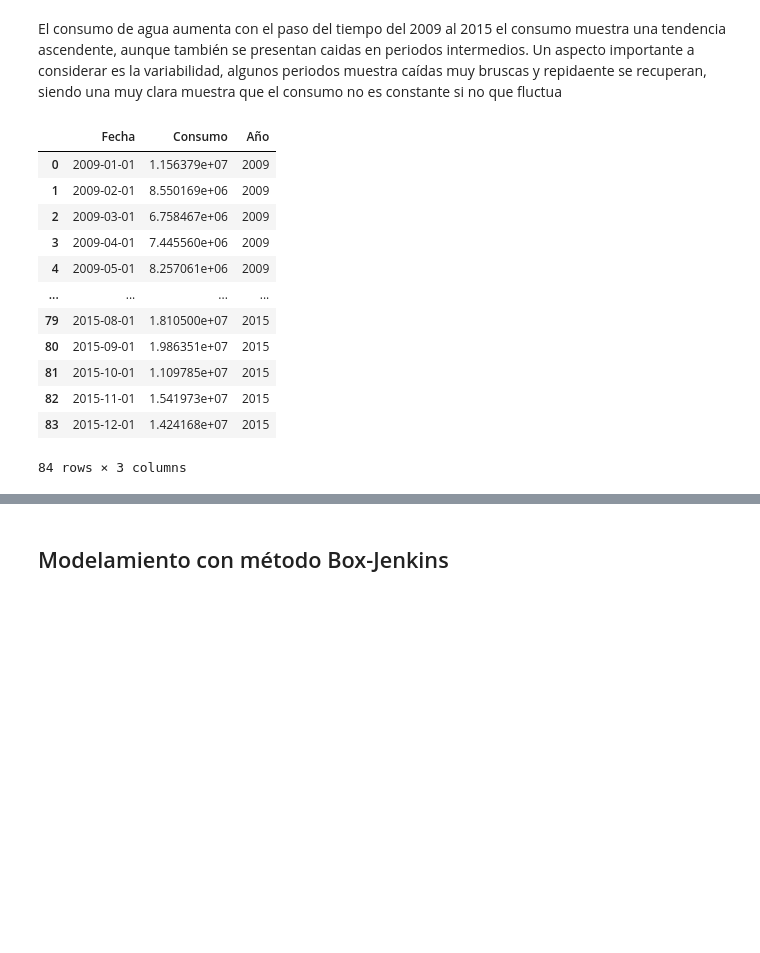
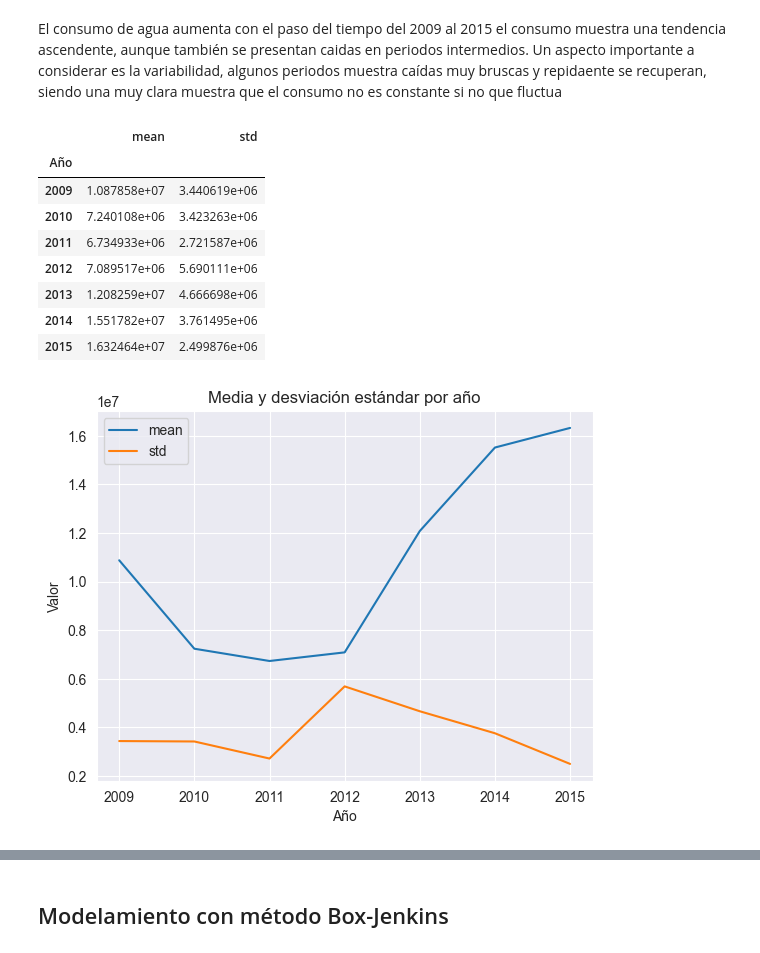
Before and after one commit to AlejandroChicaizaBMV/Proyecto_MN, a Jupyter notebook: proyecto.ipynb, the cells around one changed output, grey strips where cells are left out. Cells and saved outputs as stored; diff of their text form; code cells hidden in the pictures; blank space fills up the shorter version.

```diff
--- a/proyecto.ipynb
+++ b/proyecto.ipynb
@@ -6,0 +26,41 @@ Descripción: Deberán **modelar** el consumo de agua en una ciudad durante vari
+# %%
+def diferenciar(serie):
+    df_diferenciado = serie.copy()
+    df_diferenciado["Consumo"] = serie["Consumo"].diff(periods=12)
+    df_diferenciado = df_diferenciado.dropna().reset_index(drop=True)
+    return df_diferenciado
+
+def graficar(serie):
+    df_temp = serie.copy().set_index('Fecha')
+    df_temp.plot()
+
+def calcular_estadisticas(serie):
+    df_estadisticas = serie.copy()
+    df_estadisticas['Año'] = df_estadisticas['Fecha'].dt.year
+    estadisticas = df_estadisticas.groupby('Año')['Consumo'].agg([
+    'mean',       # media
+    'std',        # desviación estándar
+    ])
+    display(estadisticas)
+    estadisticas[['mean', 'std']].plot(title='Media y desviación estándar por año')
+    plt.ylabel("Valor")
+    plt.grid(True)
+    plt.show()
+
+def periodograma(serie):
+    temp = serie["Consumo"]
+    valores = temp.values
+    n = len(valores)
+
+    frecuencias = np.fft.fftfreq(n, d=1)
+    espectro = np.fft.fft(valores)
+    potencia = np.abs(espectro) ** 2
+
+    positivas = frecuencias > 0
+
+    plt.plot(frecuencias[positivas], potencia[positivas])
+    plt.title("Espectro de Potencia (FFT)")
+    plt.xlabel("Frecuencia (ciclos por unidad de tiempo)")
+    plt.ylabel("Potencia")
+    plt.grid(True)
+    plt.show()
@@ -146,20 +266,15 @@ df_temp.plot(title="Serie de Consumo Total por Fecha")
 El consumo de agua aumenta con el paso del tiempo del 2009 al 2015 el consumo muestra una tendencia ascendente, aunque también se presentan caidas en periodos intermedios.
 Un aspecto importante a considerar es la variabilidad, algunos periodos muestra caídas muy bruscas y repidaente se recuperan, siendo una muy clara muestra que el consumo no es constante si no que fluctua
 # %%
-df_estadisticas = df_consumo_total.copy()
-df_estadisticas['Año'] = df_estadisticas['Fecha'].dt.year
-df_estadisticas
+calcular_estadisticas(df_consumo_total)
 # %% [output]
-|  | Fecha | Consumo | Año |
-| 0 | 2009-01-01 | 1.156379e+07 | 2009 |
-| 1 | 2009-02-01 | 8.550169e+06 | 2009 |
-| 2 | 2009-03-01 | 6.758467e+06 | 2009 |
-| 3 | 2009-04-01 | 7.445560e+06 | 2009 |
-| 4 | 2009-05-01 | 8.257061e+06 | 2009 |
-| ... | ... | ... | ... |
-| 79 | 2015-08-01 | 1.810500e+07 | 2015 |
-| 80 | 2015-09-01 | 1.986351e+07 | 2015 |
-| 81 | 2015-10-01 | 1.109785e+07 | 2015 |
-| 82 | 2015-11-01 | 1.541973e+07 | 2015 |
-| 83 | 2015-12-01 | 1.424168e+07 | 2015 |
+|  | mean | std |
+| Año |  |  |
+| 2009 | 1.087858e+07 | 3.440619e+06 |
+| 2010 | 7.240108e+06 | 3.423263e+06 |
+| 2011 | 6.734933e+06 | 2.721587e+06 |
+| 2012 | 7.089517e+06 | 5.690111e+06 |
+| 2013 | 1.208259e+07 | 4.666698e+06 |
+| 2014 | 1.551782e+07 | 3.761495e+06 |
+| 2015 | 1.632464e+07 | 2.499876e+06 |
-84 rows × 3 columns
+[figure, added]
```
Also changed, not shown: parts of 38 cells of this notebook.
